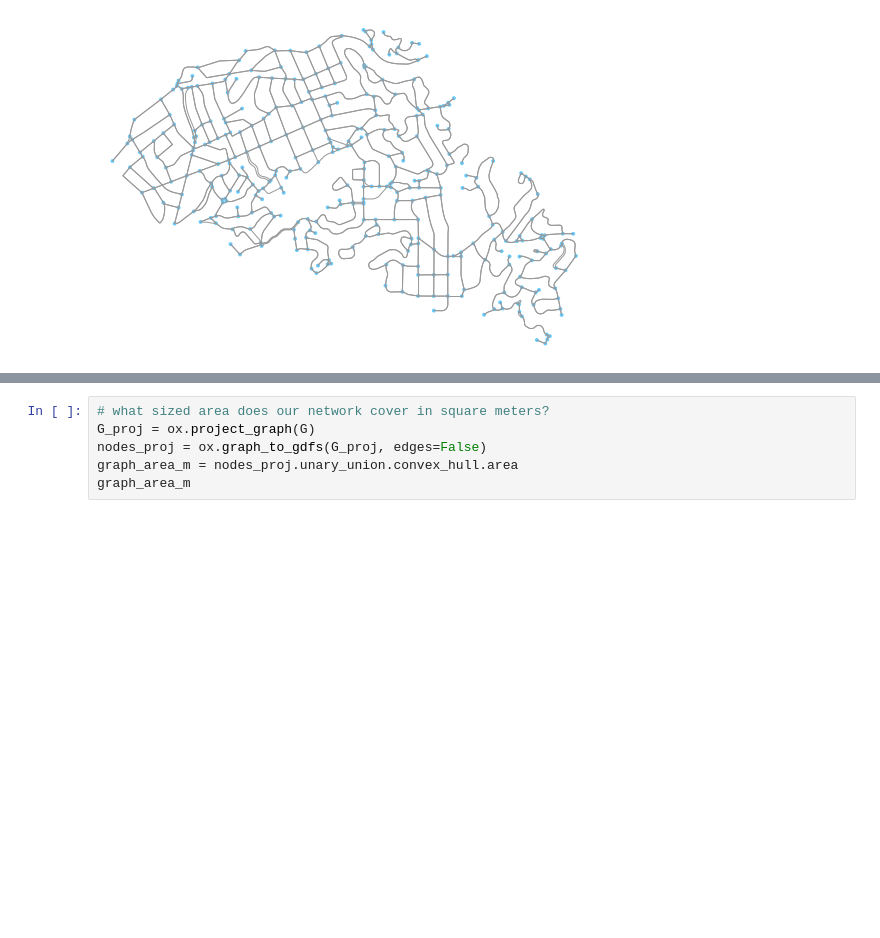
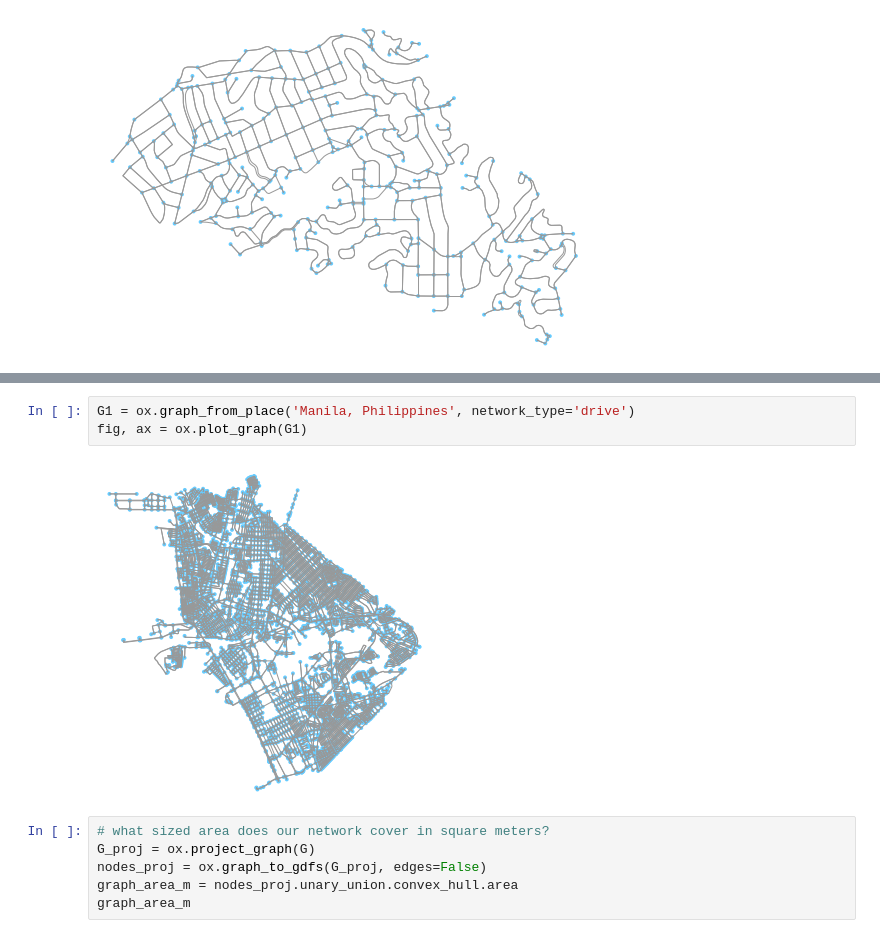
Before and after one commit to ajgatdu2/osmnx-examples, a Jupyter notebook: notebooks/00-osmnx-features-demo.ipynb, the cells around one changed output, grey strips where cells are left out. Cells and saved outputs as stored; diff of their text form; blank space fills up the shorter version.

```diff
--- a/notebooks/00-osmnx-features-demo.ipynb
+++ b/notebooks/00-osmnx-features-demo.ipynb
@@ -31,3 +75,8 @@ fig, ax = ox.plot_graph(G)
+# %%
+G1 = ox.graph_from_place('Manila, Philippines', network_type='drive')
+fig, ax = ox.plot_graph(G1)
+# %% [output]
+[figure, added]
 # %%
 # what sized area does our network cover in square meters?
 G_proj = ox.project_graph(G)
```
Also changed, not shown: parts of 19 cells of this notebook, 10 other files.
